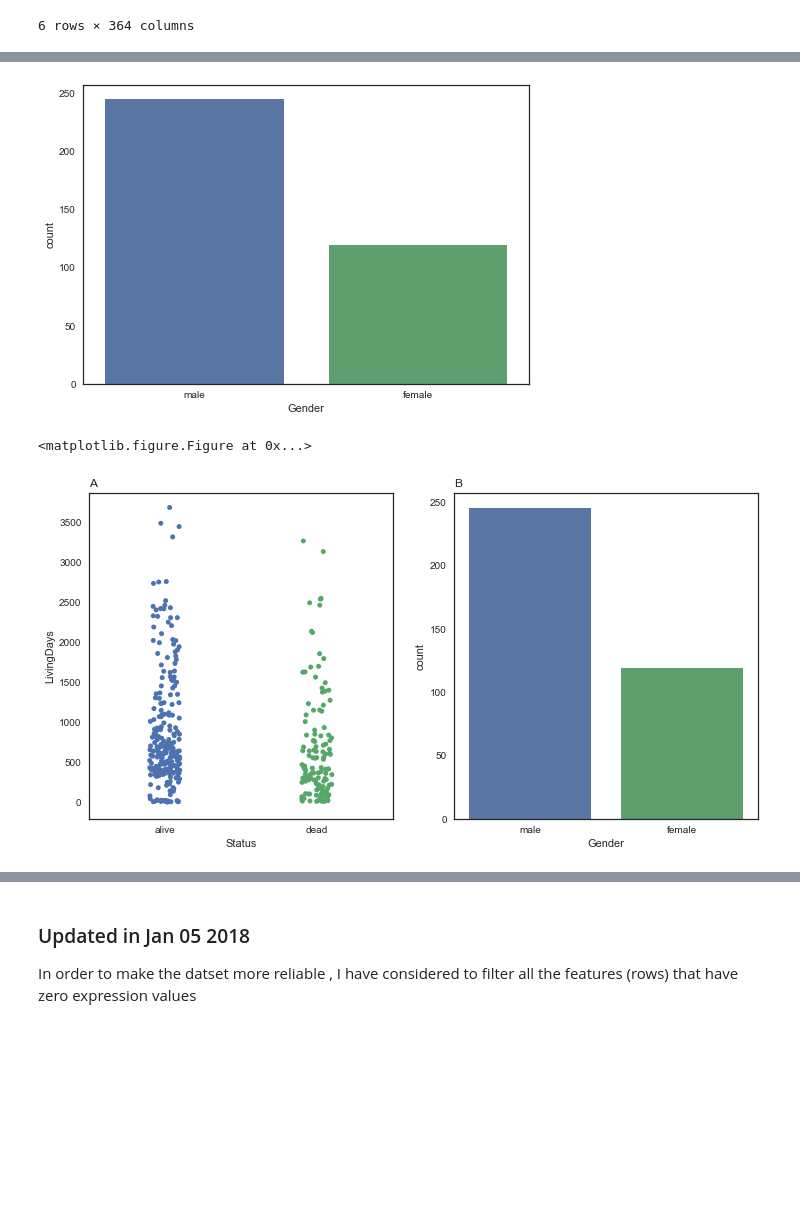
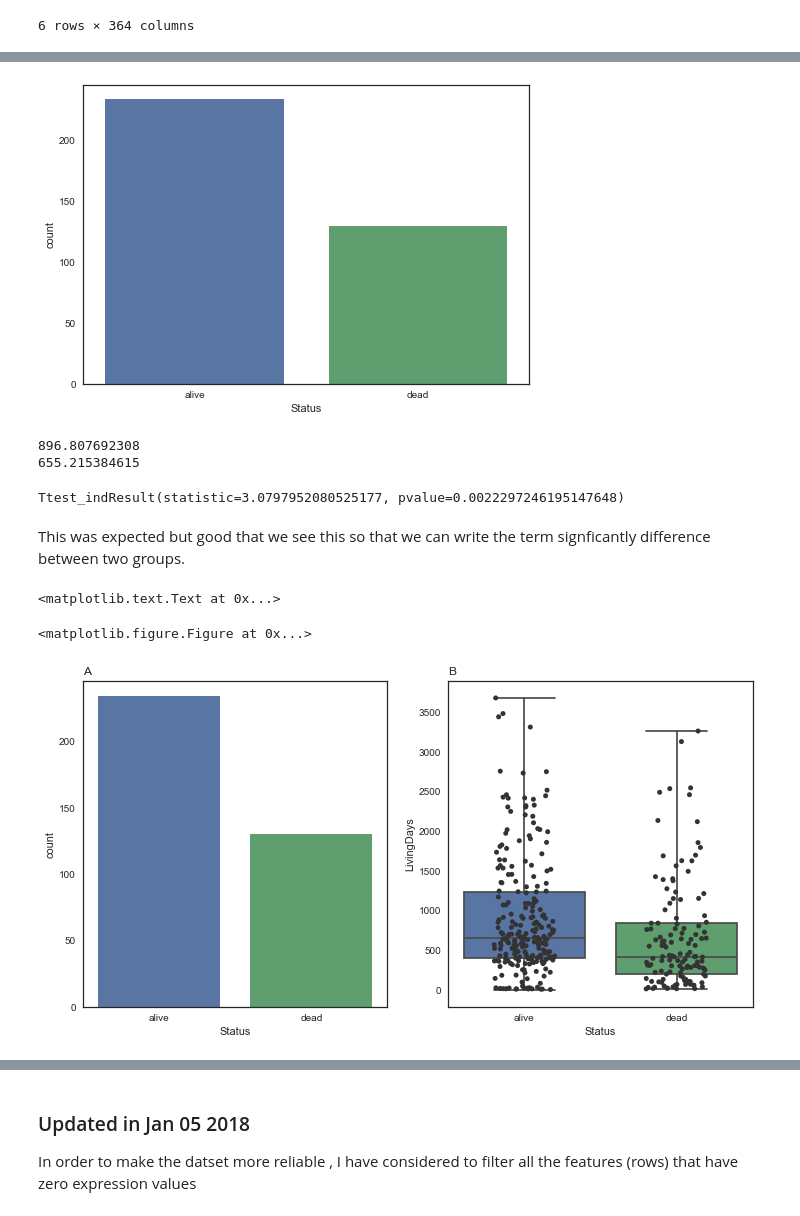
Before and after one commit to sailepradh/prj_algo_bioinfo, a Jupyter notebook: notebook/TCGA_project.ipynb, the cells around one changed output, grey strips where cells are left out. Saved outputs shown, nothing was run; the diff lists cells and outputs as text; code cells hidden in the pictures; blank space fills up the shorter version.

```diff
--- a/notebook/TCGA_project.ipynb
+++ b/notebook/TCGA_project.ipynb
@@ -74,30 +74,49 @@ plt.savefig('../result/livingstatusandstatus.png',dpi = 300)
 # %%
 figsize=(12, 12)
-sns.countplot(x="Gender", data=t_sur_df)
-plt.savefig('../result/GenderVSstatus.png',dpi = 300)
+sns.countplot(x="Status", data=t_sur_df)
+plt.savefig('../result/Status.png',dpi = 300)
 # %% [output]
-[figure, old version]
+[figure, new version]
+# %%
+t_sur_df['LivingDays'] = t_sur_df['LivingDays'].astype('float64')
+# %%
+## Is there difference between the two groups of living and dead based  on the t test??
+from scipy.stats import ttest_ind
+alive = t_sur_df[t_sur_df["Status"]=="alive"]["LivingDays"].values.astype('int64')
+print (alive.mean())
+dead = t_sur_df[t_sur_df["Status"]=="dead"]["LivingDays"].values.astype('int64')
+print (dead.mean())
+ttest_ind(alive,dead)
+# %% [output]
+896.807692308
+655.215384615
+Ttest_indResult(statistic=3.0797952080525177, pvalue=0.0022297246195147648)
+# %% [markdown]
+This was expected but good that we see this so that we can write the term signficantly difference between two groups.
 # %%
+"""
+#Combined pictures together for report
 
-#Combined pictures together for report
-"""
 plt.figure(1)
 plt.figure(figsize=(12,6))
 
 plt.subplot(121)
-sns.stripplot(x="Status", y="LivingDays", data=t_sur_df, jitter=True)
+sns.countplot(x="Status", data=t_sur_df)
 plt.title('A', loc='left')
 
 plt.subplot(122)
-sns.countplot(x="Gender", data=t_sur_df)
+sns.boxplot(x="Status", y="LivingDays", data=t_sur_df, whis=np.inf)
+lib(x="Status", y="LivingDays", data=t_sur_df, jitter=True, color = ".3")
 plt.title('B', loc='left')
 
-plt.savefig('../result/Genderandstatus.png',dpi = 300)
+
+#plt.savefig('../result/Genderandstatus.png',dpi = 300)
 
 """
 # %% [output]
-<matplotlib.figure.Figure at 0x...>
+<matplotlib.text.Text at 0x...>
+<matplotlib.figure.Figure at 0x...>
-[figure, old version]
+[figure, new version]
 # %%
 sur_df_expression.head()
 # %% [output]
```
Also changed, not shown: parts of 2 cells of this notebook, 13 other files.
